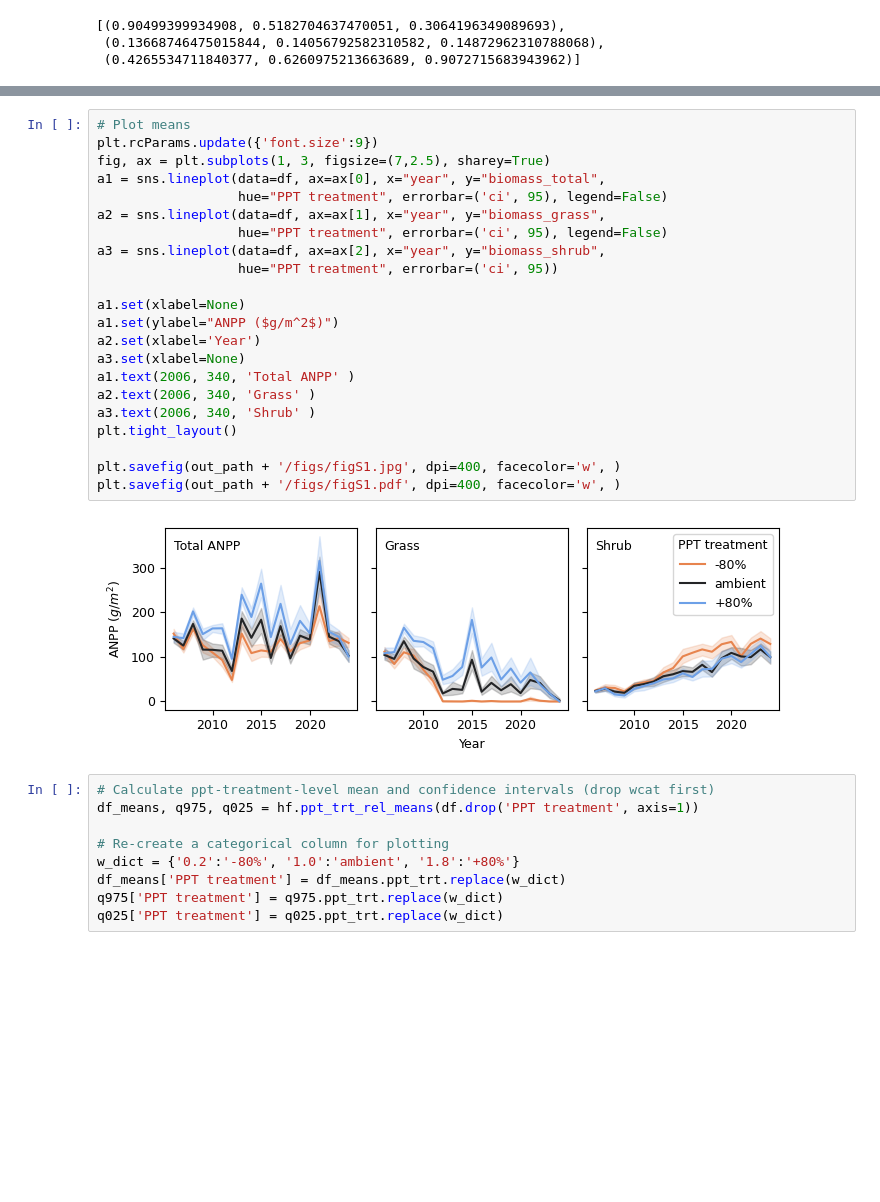
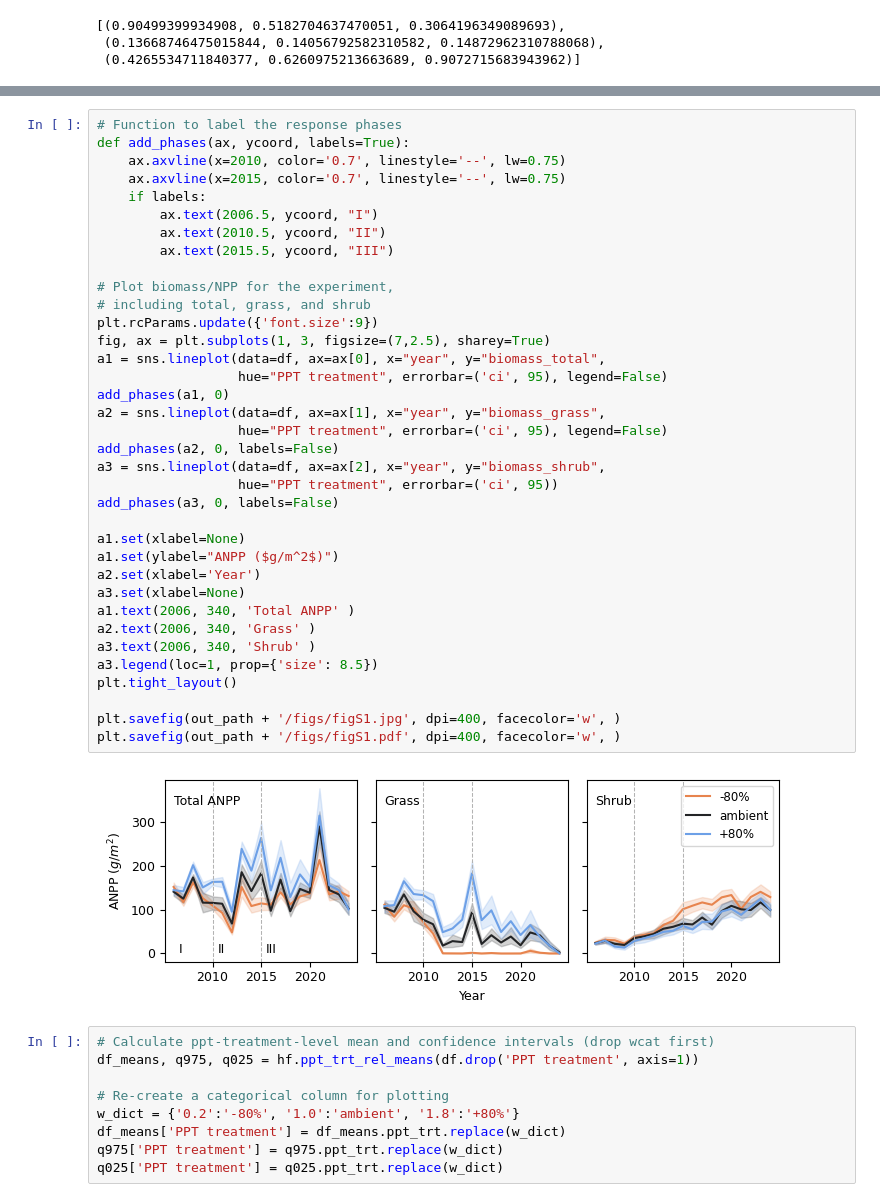
Before and after one commit to jornada-im/pubs-gc-ltreb, a Jupyter notebook: manuscripts/schadenfreude/Production.ipynb, the cells around one changed output, grey strips where cells are left out. Saved outputs shown, nothing was run; the diff lists cells and outputs as text; blank space fills up the shorter version.

Commit message:
feat: figure updates for schadenfreude, README

```diff
--- a/manuscripts/schadenfreude/Production.ipynb
+++ b/manuscripts/schadenfreude/Production.ipynb
@@ -61,27 +61,41 @@ plt.show()
 # %%
-# Plot means
+# Function to label the response phases
+def add_phases(ax, ycoord, labels=True):
+    ax.axvline(x=2010, color='0.7', linestyle='--', lw=0.75)
+    ax.axvline(x=2015, color='0.7', linestyle='--', lw=0.75)
+    if labels:
+        ax.text(2006.5, ycoord, "I")
+        ax.text(2010.5, ycoord, "II")
+        ax.text(2015.5, ycoord, "III")
+
+# Plot biomass/NPP for the experiment,
+# including total, grass, and shrub
 plt.rcParams.update({'font.size':9})
 fig, ax = plt.subplots(1, 3, figsize=(7,2.5), sharey=True)
 a1 = sns.lineplot(data=df, ax=ax[0], x="year", y="biomass_total",
                   hue="PPT treatment", errorbar=('ci', 95), legend=False)
+add_phases(a1, 0)
 a2 = sns.lineplot(data=df, ax=ax[1], x="year", y="biomass_grass",
                   hue="PPT treatment", errorbar=('ci', 95), legend=False)
+add_phases(a2, 0, labels=False)
 a3 = sns.lineplot(data=df, ax=ax[2], x="year", y="biomass_shrub",
                   hue="PPT treatment", errorbar=('ci', 95))
+add_phases(a3, 0, labels=False)
 
 a1.set(xlabel=None)
 a1.set(ylabel="ANPP ($g/m^2$)")
 a2.set(xlabel='Year')
 a3.set(xlabel=None)
 a1.text(2006, 340, 'Total ANPP' )
 a2.text(2006, 340, 'Grass' )
 a3.text(2006, 340, 'Shrub' )
+a3.legend(loc=1, prop={'size': 8.5})
 plt.tight_layout()
 
 plt.savefig(out_path + '/figs/figS1.jpg', dpi=400, facecolor='w', )
 plt.savefig(out_path + '/figs/figS1.pdf', dpi=400, facecolor='w', )
 # %% [output]
-[figure, old version]
+[figure, new version]
 # %%
 # Calculate ppt-treatment-level mean and confidence intervals (drop wcat first)
 df_means, q975, q025 = hf.ppt_trt_rel_means(df.drop('PPT treatment', axis=1))
```
Also changed, not shown: parts of 4 cells of this notebook, 2 other files.
